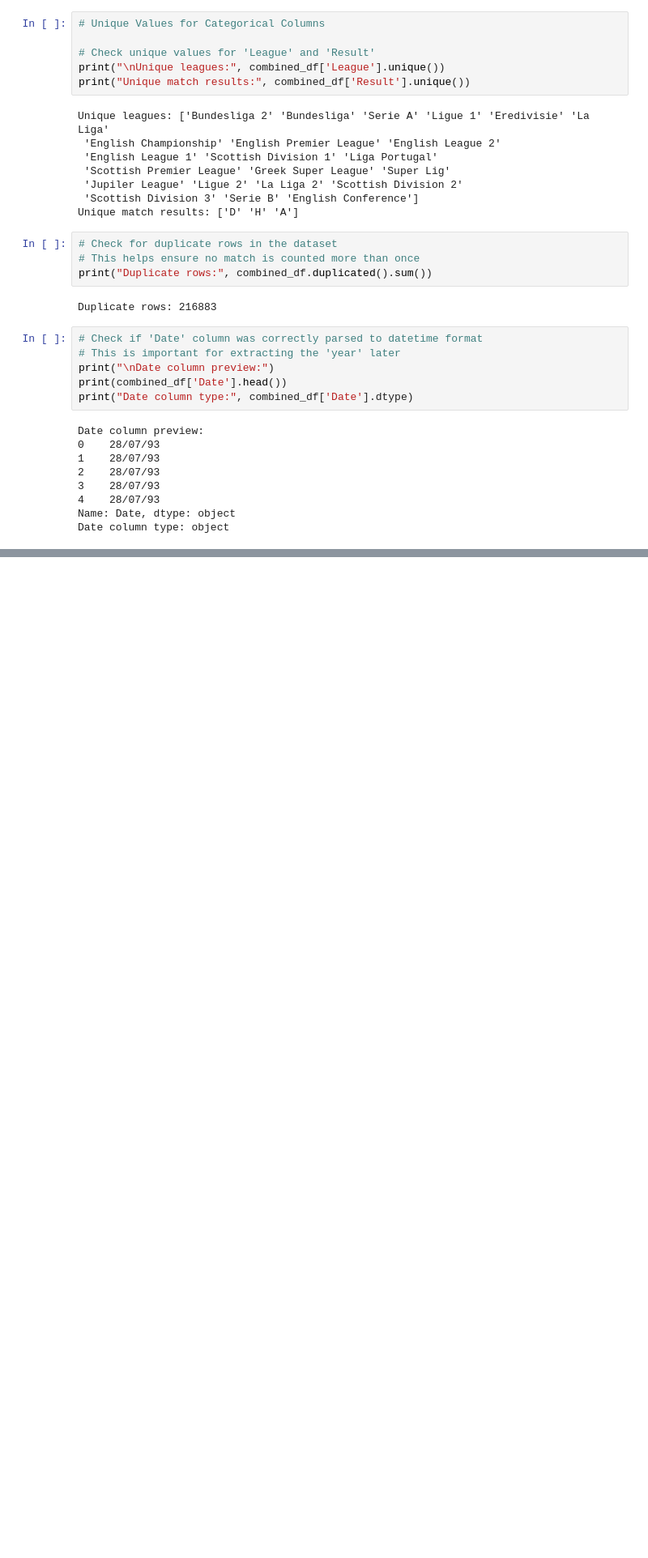
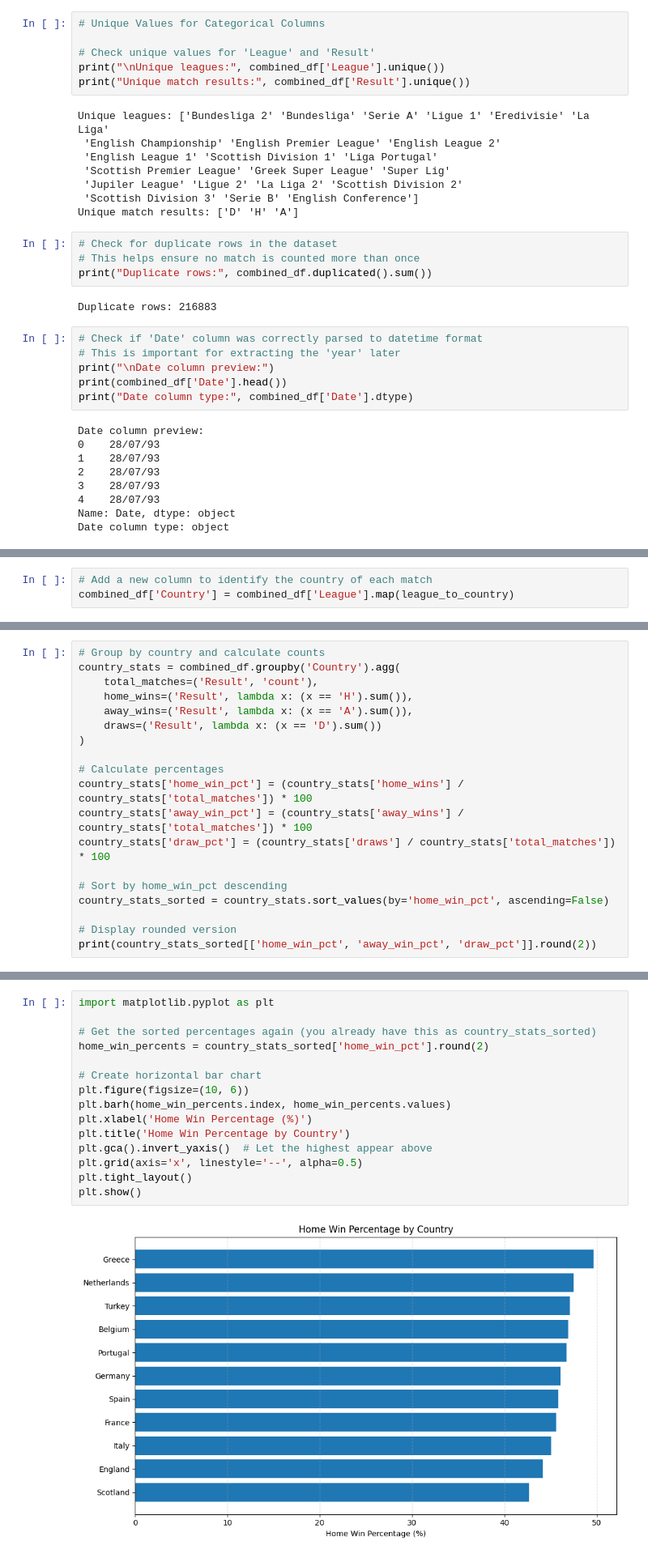
Before and after one commit to safiabduljamil/European-Football-Matches, a Jupyter notebook: file.ipynb, the cells around one changed output, grey strips where cells are left out. Shown at 81% size. Cells and saved outputs as stored; diff of their text form; blank space fills up the shorter version.

```diff
--- a/file.ipynb
+++ b/file.ipynb
@@ -139,0 +339,3 @@ Date column type: object
+# %%
+# Add a new column to identify the country of each match
+combined_df['Country'] = combined_df['League'].map(league_to_country)
@@ -139,0 +358,19 @@ Date column type: object
+# %%
+# Group by country and calculate counts
+country_stats = combined_df.groupby('Country').agg(
+    total_matches=('Result', 'count'),
+    home_wins=('Result', lambda x: (x == 'H').sum()),
+    away_wins=('Result', lambda x: (x == 'A').sum()),
+    draws=('Result', lambda x: (x == 'D').sum())
+)
+
+# Calculate percentages
+country_stats['home_win_pct'] = (country_stats['home_wins'] / country_stats['total_matches']) * 100
+country_stats['away_win_pct'] = (country_stats['away_wins'] / country_stats['total_matches']) * 100
+country_stats['draw_pct'] = (country_stats['draws'] / country_stats['total_matches']) * 100
+
+# Sort by home_win_pct descending
+country_stats_sorted = country_stats.sort_values(by='home_win_pct', ascending=False)
+
+# Display rounded version
+print(country_stats_sorted[['home_win_pct', 'away_win_pct', 'draw_pct']].round(2))
@@ -139,0 +391,17 @@ Date column type: object
+# %%
+import matplotlib.pyplot as plt
+
+# Get the sorted percentages again (you already have this as country_stats_sorted)
+home_win_percents = country_stats_sorted['home_win_pct'].round(2)
+
+# Create horizontal bar chart
+plt.figure(figsize=(10, 6))
+plt.barh(home_win_percents.index, home_win_percents.values)
+plt.xlabel('Home Win Percentage (%)')
+plt.title('Home Win Percentage by Country')
+plt.gca().invert_yaxis()  # Let the highest appear above
+plt.grid(axis='x', linestyle='--', alpha=0.5)
+plt.tight_layout()
+plt.show()
+# %% [output]
+[figure, added]
```
Also changed, not shown: parts of 26 cells of this notebook.
